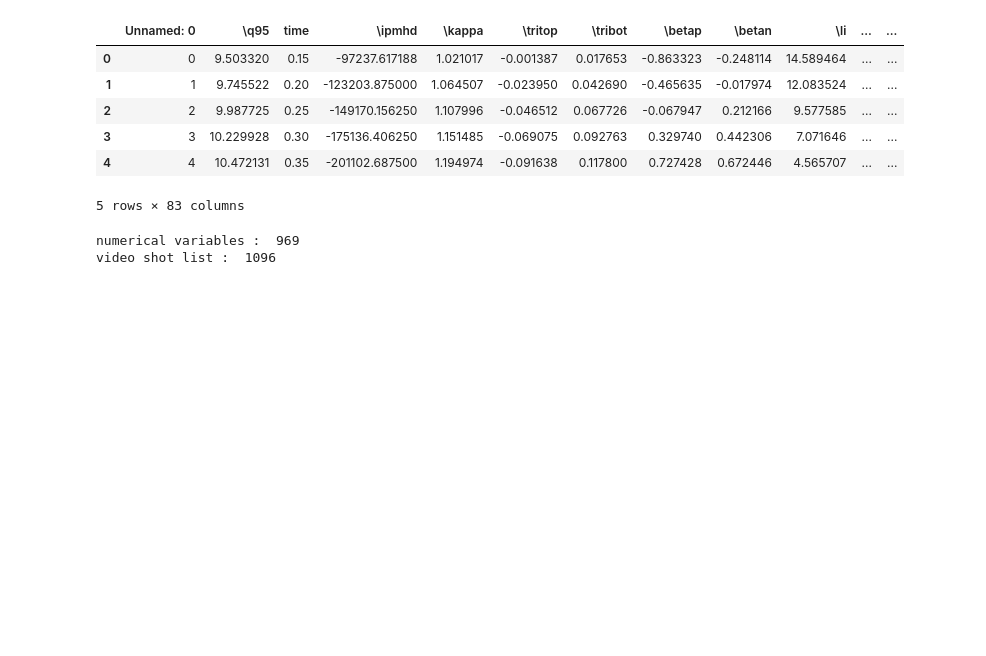
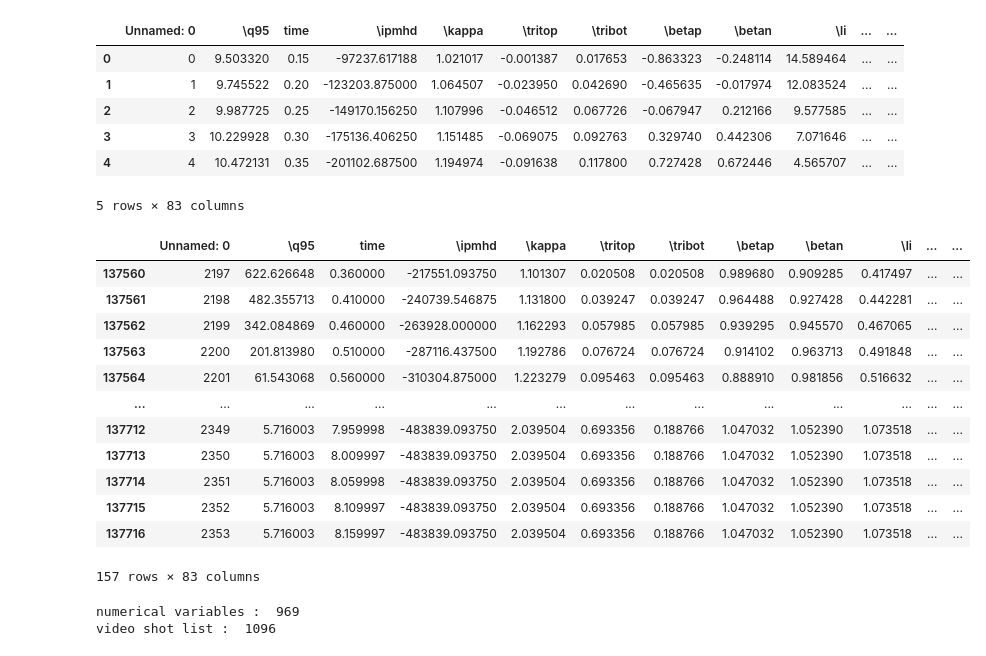
Before and after one commit to ZINZINBIN/Disruption-Prediciton-based-on-Multimodal-Deep-Learning, a Jupyter notebook: analysis_on_numerical_dataset.ipynb, the cells around one changed output. Drawn from its saved outputs; the diff is of its cells as text; code cells hidden in the pictures; blank space fills up the shorter version.

```diff
--- a/analysis_on_numerical_dataset.ipynb
+++ b/analysis_on_numerical_dataset.ipynb
@@ -17,8 +17,24 @@ df.head()
 5 rows × 83 columns
 # %%
 shot_list = np.unique(df.shot.values).tolist()
-shot = shot_list[-1]
+shot = shot_list[-100]
 df_shot = df[df.shot == shot]
+# %%
+df_shot
+# %% [output]
+|  | Unnamed: 0 | \q95 | time | \ipmhd | \kappa | \tritop | \tribot | \betap | \betan | \li | ... | ... |
+| 137560 | 2197 | 622.626648 | 0.360000 | -217551.093750 | 1.101307 | 0.020508 | 0.020508 | 0.989680 | 0.909285 | 0.417497 | ... | ... |
+| 137561 | 2198 | 482.355713 | 0.410000 | -240739.546875 | 1.131800 | 0.039247 | 0.039247 | 0.964488 | 0.927428 | 0.442281 | ... | ... |
+| 137562 | 2199 | 342.084869 | 0.460000 | -263928.000000 | 1.162293 | 0.057985 | 0.057985 | 0.939295 | 0.945570 | 0.467065 | ... | ... |
+| 137563 | 2200 | 201.813980 | 0.510000 | -287116.437500 | 1.192786 | 0.076724 | 0.076724 | 0.914102 | 0.963713 | 0.491848 | ... | ... |
+| 137564 | 2201 | 61.543068 | 0.560000 | -310304.875000 | 1.223279 | 0.095463 | 0.095463 | 0.888910 | 0.981856 | 0.516632 | ... | ... |
+| ... | ... | ... | ... | ... | ... | ... | ... | ... | ... | ... | ... | ... |
+| 137712 | 2349 | 5.716003 | 7.959998 | -483839.093750 | 2.039504 | 0.693356 | 0.188766 | 1.047032 | 1.052390 | 1.073518 | ... | ... |
+| 137713 | 2350 | 5.716003 | 8.009997 | -483839.093750 | 2.039504 | 0.693356 | 0.188766 | 1.047032 | 1.052390 | 1.073518 | ... | ... |
+| 137714 | 2351 | 5.716003 | 8.059998 | -483839.093750 | 2.039504 | 0.693356 | 0.188766 | 1.047032 | 1.052390 | 1.073518 | ... | ... |
+| 137715 | 2352 | 5.716003 | 8.109997 | -483839.093750 | 2.039504 | 0.693356 | 0.188766 | 1.047032 | 1.052390 | 1.073518 | ... | ... |
+| 137716 | 2353 | 5.716003 | 8.159997 | -483839.093750 | 2.039504 | 0.693356 | 0.188766 | 1.047032 | 1.052390 | 1.073518 | ... | ... |
+157 rows × 83 columns
 # %%
 kstar_shot_list = pd.read_csv('./dataset/KSTAR_Disruption_Shot_List.csv')
 video_shot_list = np.unique(kstar_shot_list.shot.values).tolist()
```
Also changed, not shown: parts of 1 cell of this notebook, 3 other files.
